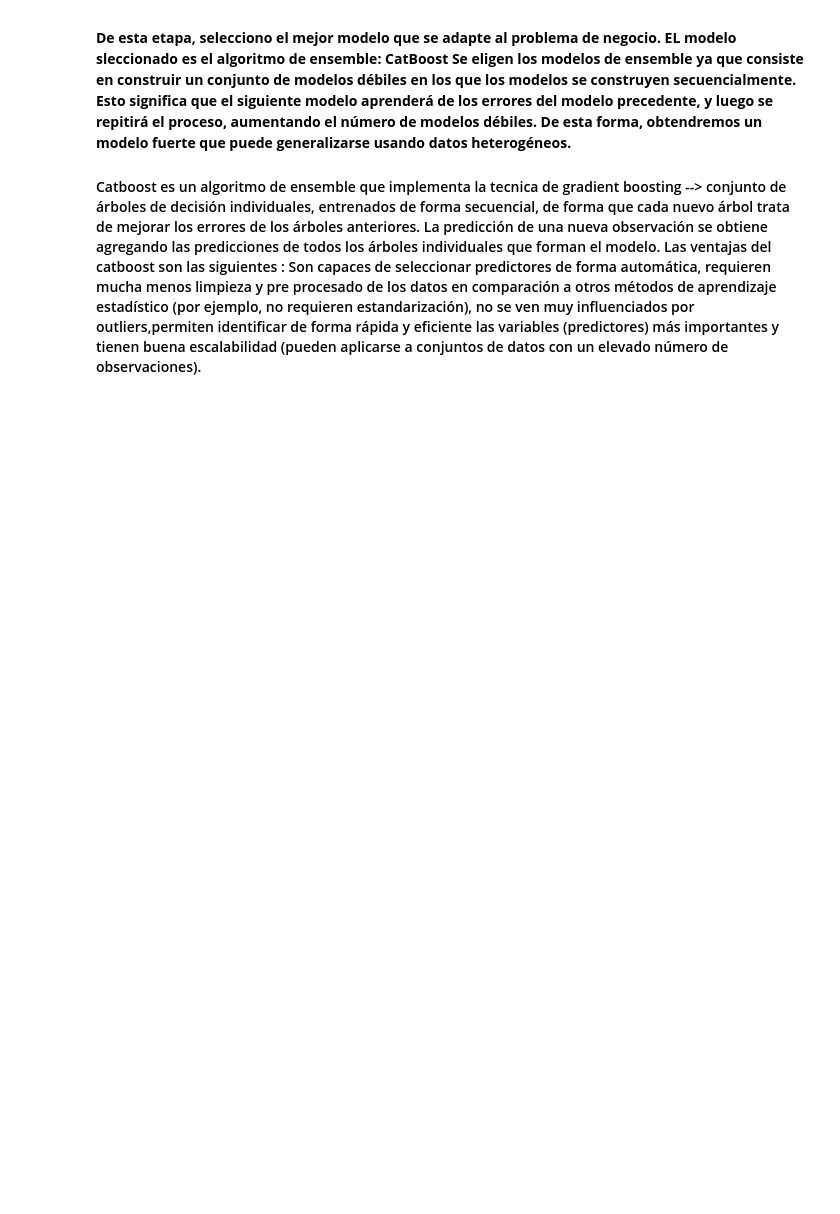
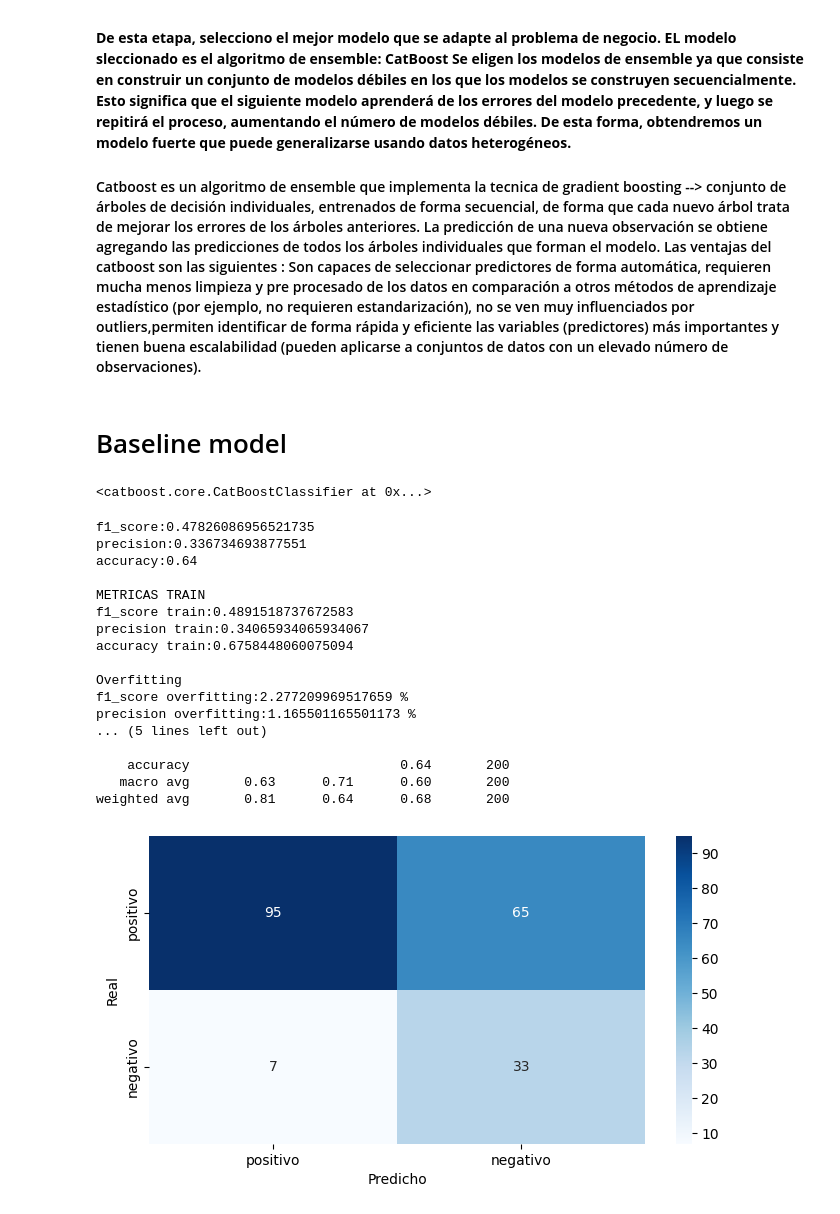
Before and after one commit to pdegaudenci/hateSpeech-Predictor, a Jupyter notebook: 3. Preprocesamiento- Comparativas de modelos - evaluación seleccion y ajuste del modelo/Comparativa modelos- Baseline Model.ipynb, the cells around one changed output. Saved outputs shown, nothing was run; the diff lists cells and outputs as text; code cells hidden in the pictures; blank space fills up the shorter version.

Commit message:
Baseline model (CatBoost)

```diff
--- a/3. Preprocesamiento- Comparativas de modelos - evaluación seleccion y ajuste del modelo/Comparativa modelos.ipynb
+++ b/3. Preprocesamiento- Comparativas de modelos - evaluación seleccion y ajuste del modelo/Comparativa modelos- Baseline Model.ipynb
@@ -688,3 +688,43 @@ Una vez solucionado el problema del overfitting del modelos, el enfoque será en
 <b>Se eligen los modelos de ensemble ya que consiste en construir un conjunto de modelos débiles en los que  los modelos se construyen  secuencialmente. Esto significa que el siguiente modelo aprenderá de los errores del modelo precedente, y luego se repitirá el proceso, aumentando el número de modelos débiles. De esta forma, obtendremos un modelo fuerte que puede generalizarse usando datos heterogéneos.</b>
 
 #### Catboost es un algoritmo de ensemble que implementa la tecnica de gradient boosting -->  conjunto de árboles de decisión individuales, entrenados de forma secuencial, de forma que cada nuevo árbol trata de mejorar los errores de los árboles anteriores. La predicción de una nueva observación se obtiene agregando las predicciones de todos los árboles individuales que forman el modelo. Las ventajas del catboost son las siguientes : Son capaces de seleccionar predictores de forma automática, requieren mucha menos limpieza y pre procesado de los datos en comparación a otros métodos de aprendizaje estadístico (por ejemplo, no requieren estandarización), no se ven muy influenciados por outliers,permiten identificar de forma rápida y eficiente las variables (predictores) más importantes y tienen buena escalabilidad (pueden aplicarse a conjuntos de datos con un elevado número de observaciones).
+# %% [markdown]
+# Baseline model
+# %%
+vectorizer = CountVectorizer()
+tfid = TfidfTransformer()
+#Ajuste y escalado (normalizacion). Finalmente Pasamos a array nuestro vectores a nuestro modelo
+X= vectorizer.fit_transform(X_train).toarray()
+X=tfid.fit_transform(X).toarray()
+
+X_test = vectorizer.transform(X_test)
+X_test= tfid.transform(X_test).toarray()
+# %%
+baseline_model = CatBoostClassifier(iterations=1000, learning_rate=0.001, loss_function='Logloss', eval_metric='AUC', use_best_model=True )
+baseline_model.fit(X,y_train, eval_set=[(X_test, y_test)], early_stopping_rounds=5, verbose=False)
+# %% [output]
+<catboost.core.CatBoostClassifier at 0x...>
+# %%
+predictions_model = baseline_model.predict(X_test)
+predictions_model_train = baseline_model.predict(X)
+predictions_model
+show_metrics(predictions_model,y_test,predictions_model_train,y_train)
+# %% [output]
+f1_score:0.47826086956521735
+precision:0.336734693877551
+accuracy:0.64
+
+METRICAS TRAIN
+f1_score train:0.4891518737672583
+precision train:0.34065934065934067
+accuracy train:0.6758448060075094
+
+Overfitting
+f1_score overfitting:2.277209969517659 %
+precision overfitting:1.165501165501173 %
+... (5 lines left out)
+
+    accuracy                           0.64       200
+   macro avg       0.63      0.71      0.60       200
+weighted avg       0.81      0.64      0.68       200
+[figure, added]
```
Also changed, not shown: parts of 4 cells of this notebook, 10 other files.
